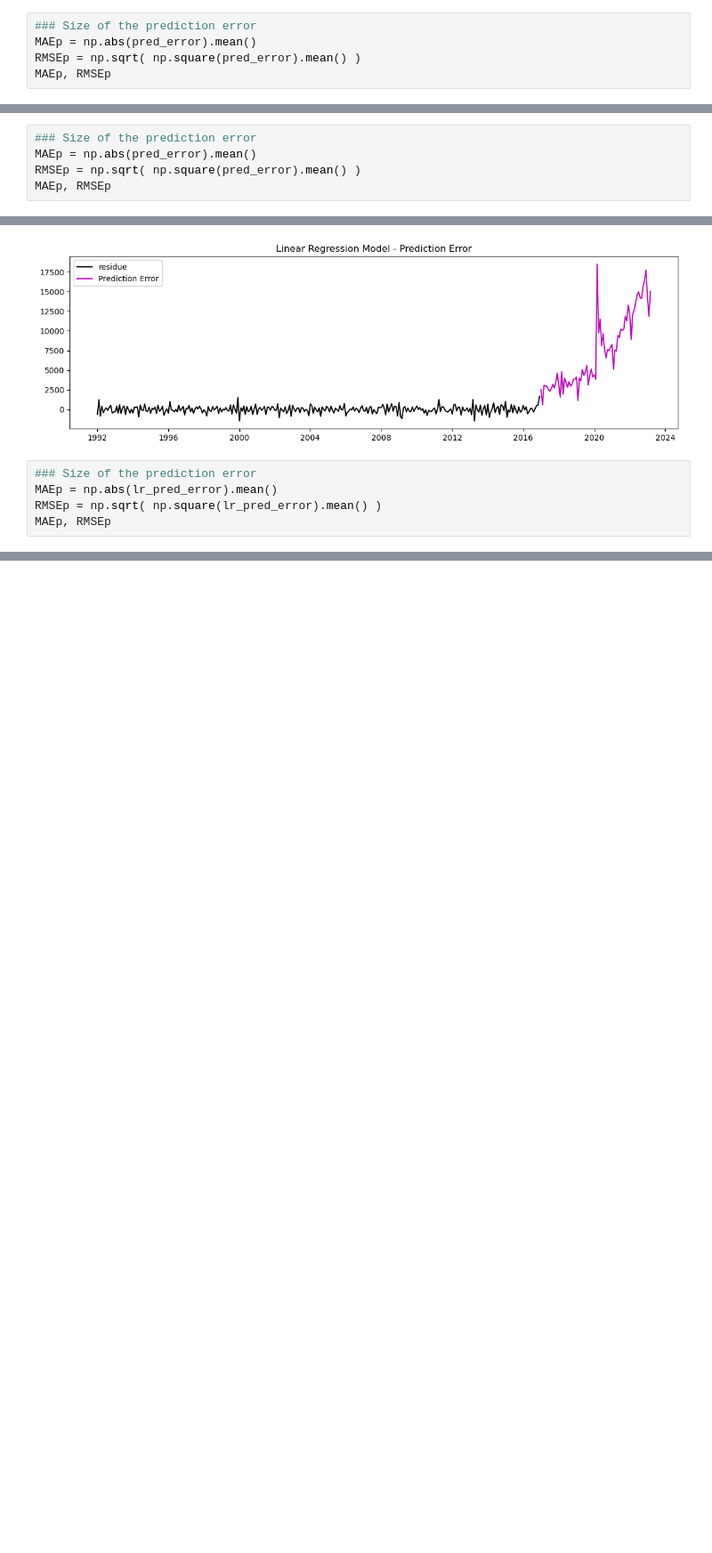
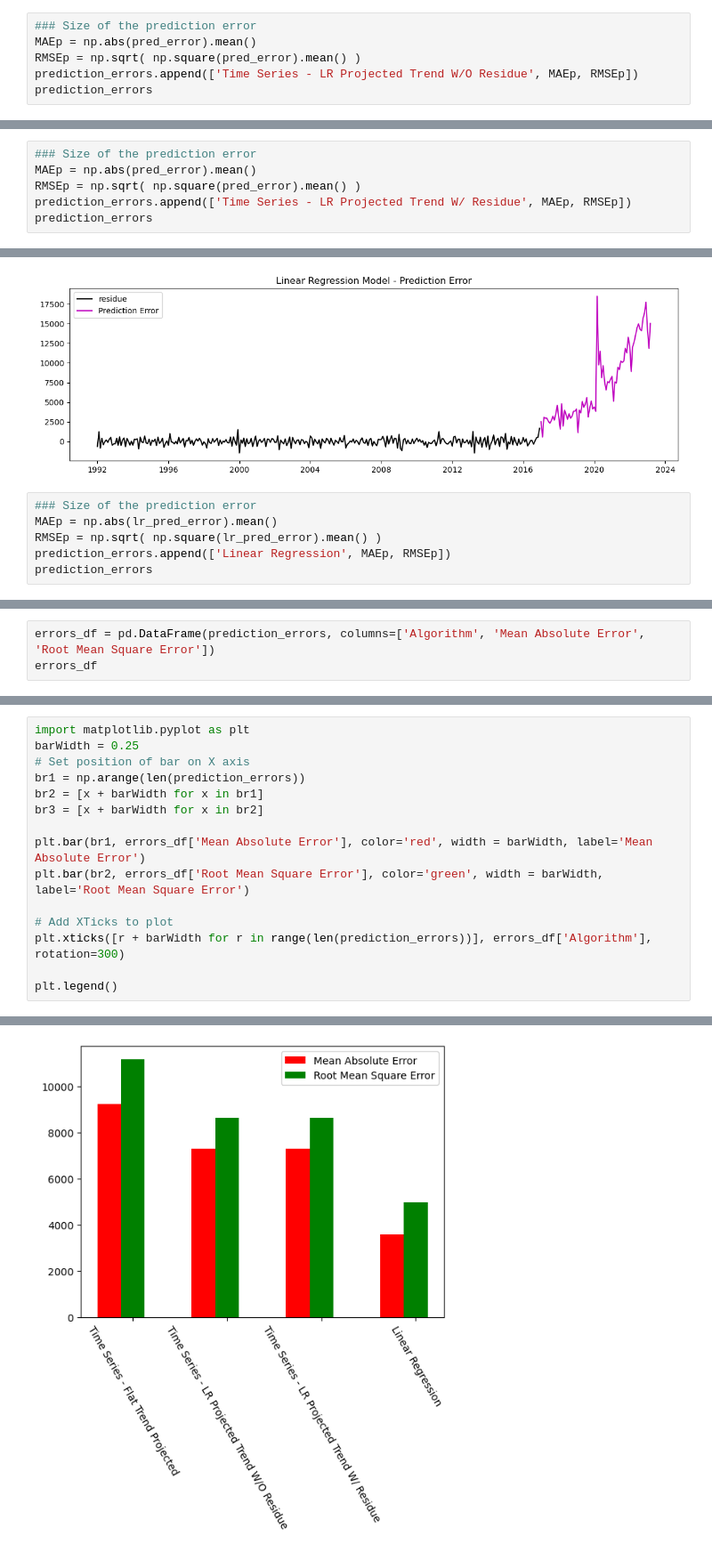
Before and after one commit to ashwin-kambli/MLAI-CapstoneProject, a Jupyter notebook: ML&AI - Capstone Project - Grocery Sales prediction.ipynb, the cells around one changed output, grey strips where cells are left out. Shown at 89% size. Saved outputs shown, nothing was run; the diff lists cells and outputs as text; blank space fills up the shorter version.

```diff
--- a/ML&AI - Capstone Project - Grocery Sales prediction.ipynb
+++ b/ML&AI - Capstone Project - Grocery Sales prediction.ipynb
@@ -545,5 +567,6 @@ plt.legend()
 ### Size of the prediction error
 MAEp = np.abs(pred_error).mean()
 RMSEp = np.sqrt( np.square(pred_error).mean() )
-MAEp, RMSEp
+prediction_errors.append(['Time Series - LR Projected Trend W/O Residue', MAEp, RMSEp])
+prediction_errors
 # %% [output]
@@ -644,5 +670,6 @@ plt.plot(pred_error,'m')
 ### Size of the prediction error
 MAEp = np.abs(pred_error).mean()
 RMSEp = np.sqrt( np.square(pred_error).mean() )
-MAEp, RMSEp
+prediction_errors.append(['Time Series - LR Projected Trend W/ Residue', MAEp, RMSEp])
+prediction_errors
 # %% [output]
@@ -780,5 +813,6 @@ plt.legend()
 ### Size of the prediction error
 MAEp = np.abs(lr_pred_error).mean()
 RMSEp = np.sqrt( np.square(lr_pred_error).mean() )
-MAEp, RMSEp
+prediction_errors.append(['Linear Regression', MAEp, RMSEp])
+prediction_errors
 # %% [output]
@@ -785,0 +829,3 @@ MAEp, RMSEp
+# %%
+errors_df = pd.DataFrame(prediction_errors, columns=['Algorithm', 'Mean Absolute Error', 'Root Mean Square Error'])
+errors_df
@@ -785,0 +842,16 @@ MAEp, RMSEp
+# %%
+import matplotlib.pyplot as plt
+barWidth = 0.25
+# Set position of bar on X axis
+br1 = np.arange(len(prediction_errors))
+br2 = [x + barWidth for x in br1]
+br3 = [x + barWidth for x in br2]
+
+plt.bar(br1, errors_df['Mean Absolute Error'], color='red', width = barWidth, label='Mean Absolute Error')
+plt.bar(br2, errors_df['Root Mean Square Error'], color='green', width = barWidth, label='Root Mean Square Error')
+
+# Add XTicks to plot
+plt.xticks([r + barWidth for r in range(len(prediction_errors))], errors_df['Algorithm'], rotation=300)
+
+plt.legend()
+# %% [output]
@@ -785,0 +859 @@ MAEp, RMSEp
+[figure, added]
```
Also changed, not shown: parts of 17 cells of this notebook.
